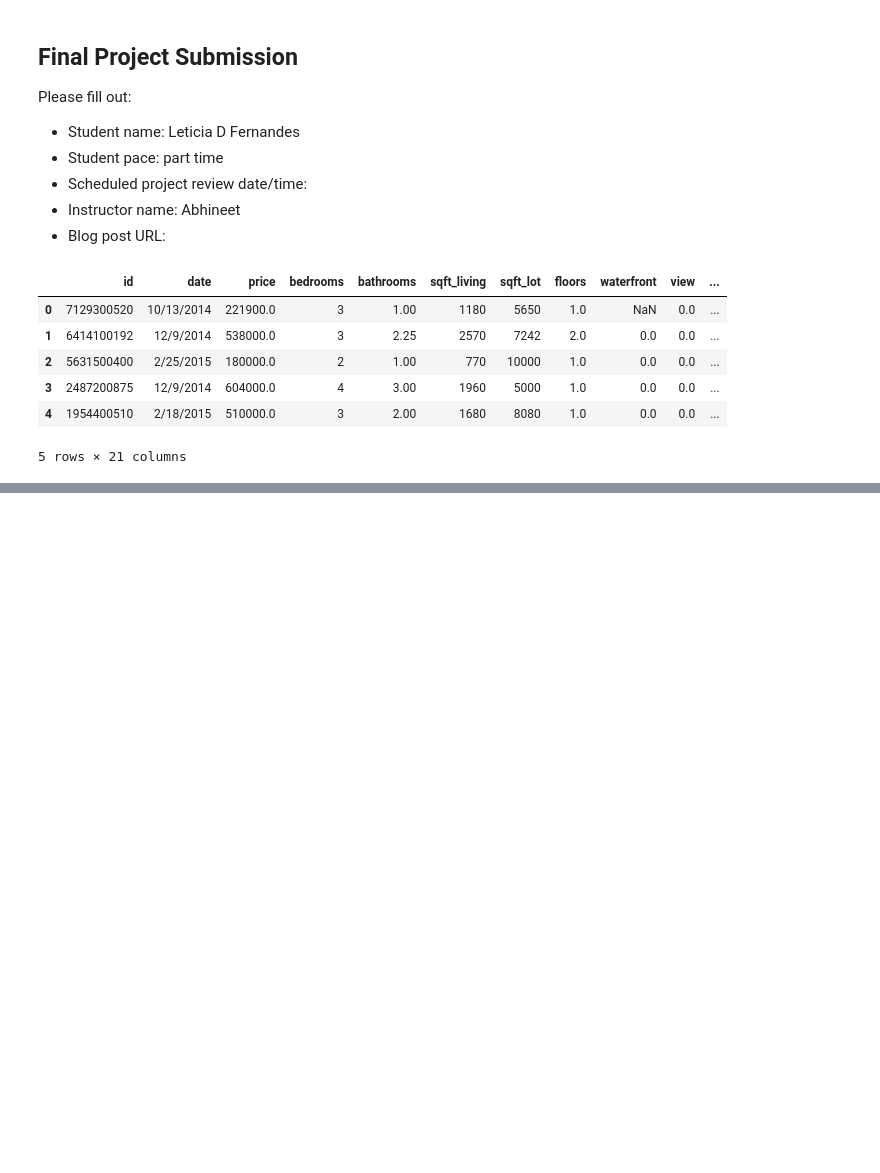
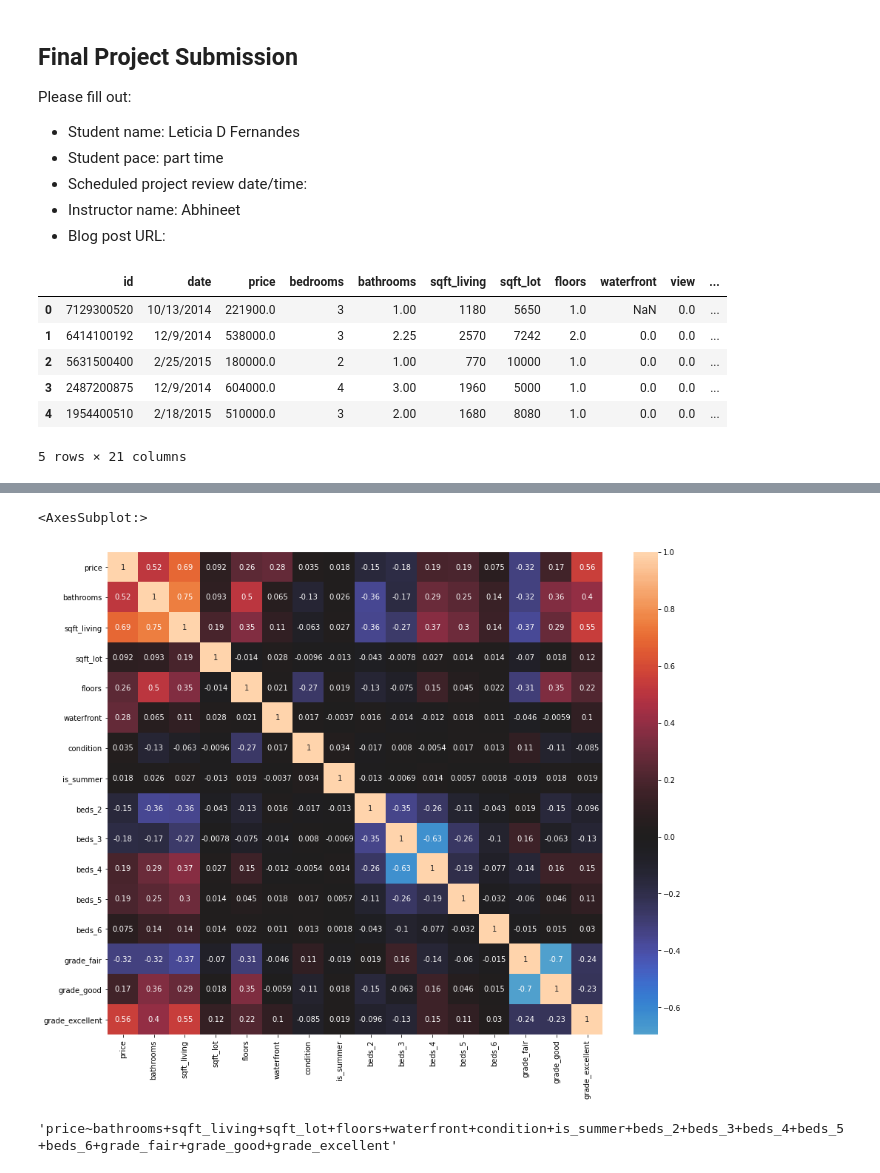
Before and after one commit to lddrasler/Housing-Prices-Prediction-Project, a Jupyter notebook: student.ipynb, the cells around one changed output, grey strips where cells are left out. Drawn from its saved outputs; the diff is of its cells as text; code cells hidden in the pictures; blank space fills up the shorter version.

```diff
--- a/student.ipynb
+++ b/student.ipynb
@@ -179,0 +220,33 @@ pd.plotting.scatter_matrix(t_data[non_normal], figsize=(10,12));
+# %%
+#I have looked at the date column and established that the prices appears to
+#be affected by the season. I will implement a categorical variable to handle this.
+#The variable will be one-hot encoded and will indicate summer or not-summer.
+
+date_df=pd.to_datetime(data.date).dt.weekofyear
+selection = date_df.between(20,32,inclusive=True)
+
+date_df[selection]=1.0
+date_df[~selection]=0.0
+
+data['is_summer']=date_df
+
+data=data.drop('date',axis=1)
+# %%
+#define our categorical data
+categoricals =['bedrooms','floors','waterfront','condition','grade']
+
+#I noticed that there are not many houses with greator than 6 bedrooms, since there is not
+#sufficient data to train our model obove this value, I will drop those houses
+data = data.drop(data[data['bedrooms']>6].index)
+
+
+#I see also that there are not many houses with a grade below 5 and above 12. I will restrict our analysis
+#to houses wiht grades between these values
+data = data[(data.grade>=5) & (data.grade<=12)]
+
+#The grade values are most commonly in the ranges 5-7, 7-9,9-12
+#These data will be bineed into these three ranges
+data['grade_bins']=pd.cut(data.grade, bins=(5,6,7,9,12),labels=('dropped','fair','good','excellent'))
+
+bed_dummies = pd.get_dummies(data.bedrooms,prefix='beds',drop_first=True)
+grade_dummies = pd.get_dummies(data.grade_bins,prefix='grade',drop_first=True)
@@ -179,0 +258,5 @@ pd.plotting.scatter_matrix(t_data[non_normal], figsize=(10,12));
+# %%
+data=data.drop(['id','bedrooms','grade','yr_built','yr_renovated','grade_bins',],axis=1)
+# %%
+preprocessed = pd.concat([data,bed_dummies, grade_dummies], axis=1)
+preprocessed.head()
@@ -179,0 +286,6 @@ pd.plotting.scatter_matrix(t_data[non_normal], figsize=(10,12));
+# %%
+plt.figure(figsize=(15,12))
+sns.heatmap(data=preprocessed.corr(), center=0, annot=True)
+# %% [output]
+<AxesSubplot:>
+[figure, added]
@@ -179,0 +296,7 @@ pd.plotting.scatter_matrix(t_data[non_normal], figsize=(10,12));
+# %%
+predictors=preprocessed_train.columns[1:]
+outcome = 'price'
+formula = outcome + '~' + '+'.join(predictors)
+formula
+# %% [output]
+'price~bathrooms+sqft_living+sqft_lot+floors+waterfront+condition+is_summer+beds_2+beds_3+beds_4+beds_5+beds_6+grade_fair+grade_good+grade_excellent'
```
Also changed, not shown: parts of 42 cells of this notebook.
